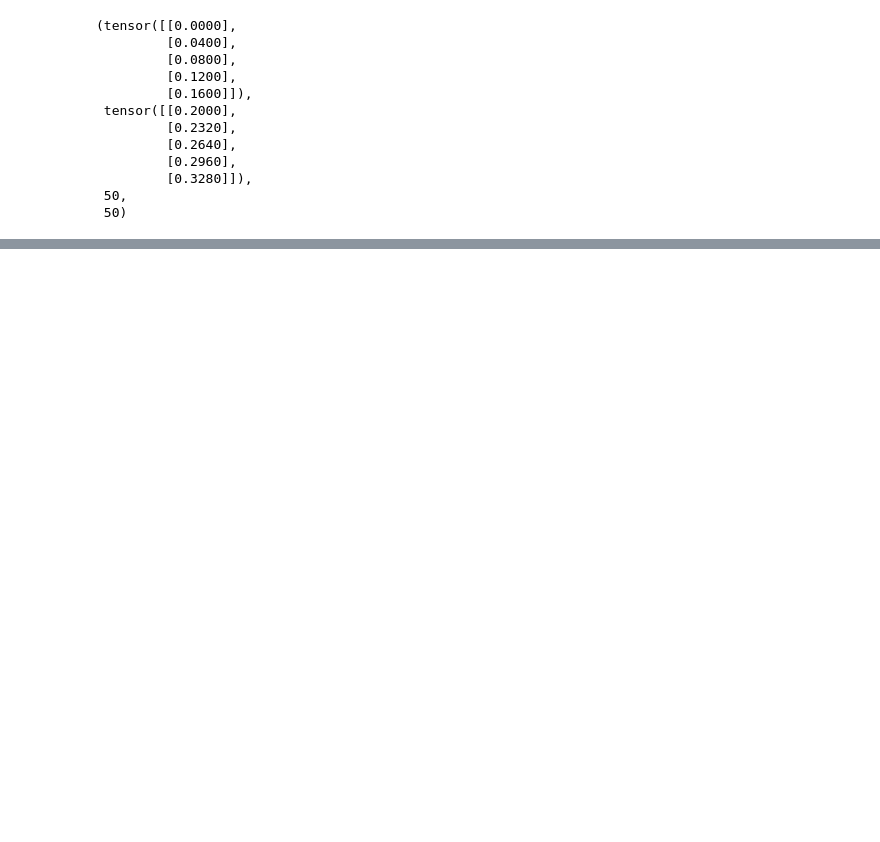
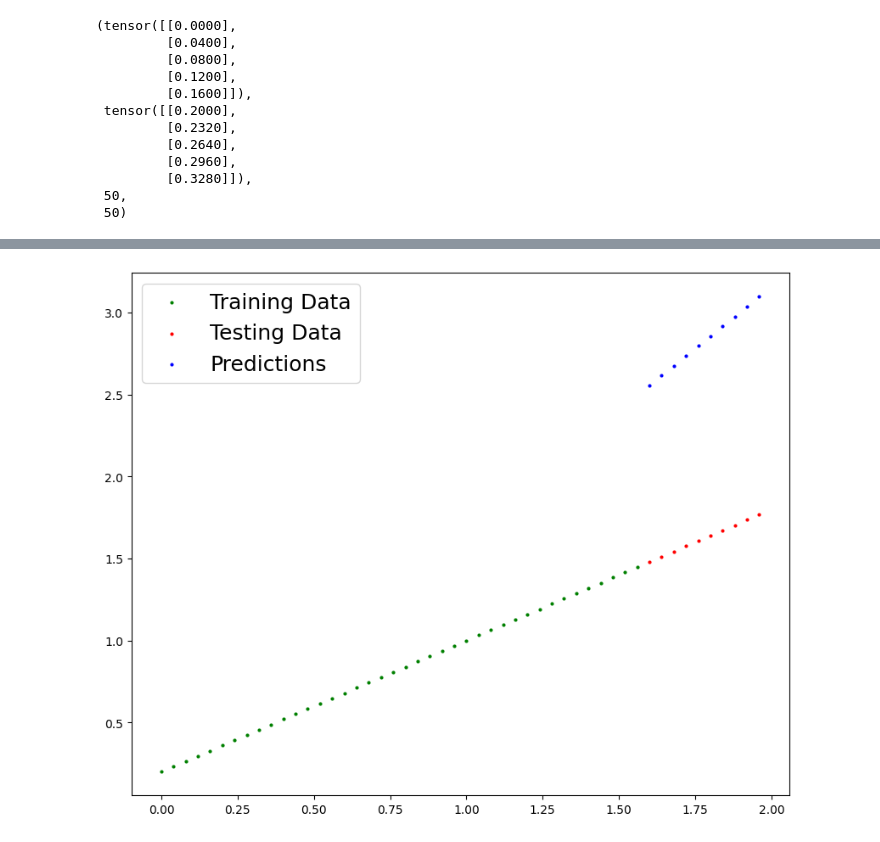
Before and after one commit to Naga-SDonepudi/PyTorch_HandsOn, a Jupyter notebook: 2_Workflow_of_PyTorch.ipynb, the cells around one changed output, grey strips where cells are left out. Cells and saved outputs as stored; diff of their text form; code cells hidden in the pictures; blank space fills up the shorter version.

```diff
--- a/2_Workflow_of_PyTorch.ipynb
+++ b/2_Workflow_of_PyTorch.ipynb
@@ -48,0 +146,18 @@ X[:5], y[:5], len(X), len(y)
+# %%
+# Creating liner regression model class with a nn.module, which is a base class module that PyTorch inherits the most of models, neural networks etc
+
+class LinearRegressionModel(nn.Module):
+  def __init__(self):
+    super().__init__()
+
+    # Initializing Model Params
+    self.weights = nn.Parameter(torch.randn(1,
+                                           requires_grad=True,
+                                           dtype=torch.float32))
+    self.bias = nn.Parameter(torch.randn(1,
+                                         requires_grad=True,
+                                         dtype=torch.float))
+
+  # Forward method to define computation in model
+  def forward(self, x: torch.Tensor) -> torch.Tensor:
+    return self.weights * x + self.bias
@@ -48,0 +175,9 @@ X[:5], y[:5], len(X), len(y)
+# %%
+# random seed
+torch.manual_seed(38)
+
+# Creating an instance of model
+model_1 = LinearRegressionModel()
+
+# Checking out the params
+list(model_1.parameters())
@@ -48,0 +192,4 @@ X[:5], y[:5], len(X), len(y)
+# %%
+with torch.inference_mode():
+  y_preds = model_1(X_test)
+y_preds
@@ -48,0 +207,5 @@ X[:5], y[:5], len(X), len(y)
+# %%
+# visualizing (as the variables and internal parameters are randomly initialized, the predictions are quite closer to random)
+plot_predictions(predictions=y_preds)
+# %% [output]
+[figure, added]
```
Also changed, not shown: parts of 18 cells of this notebook.
